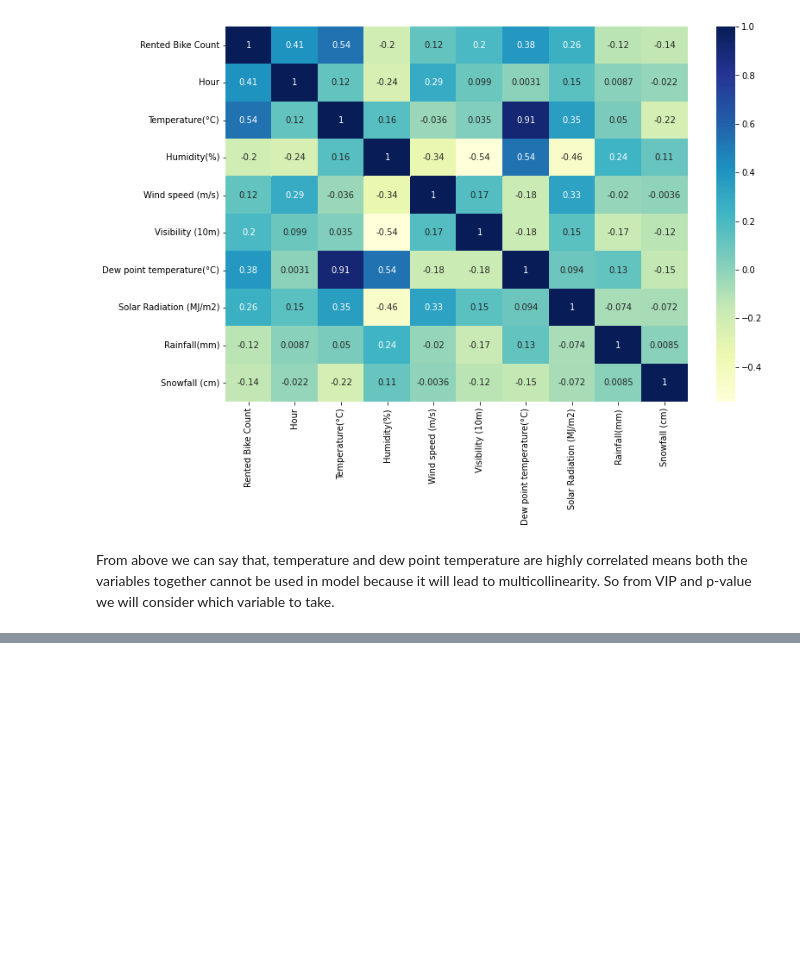
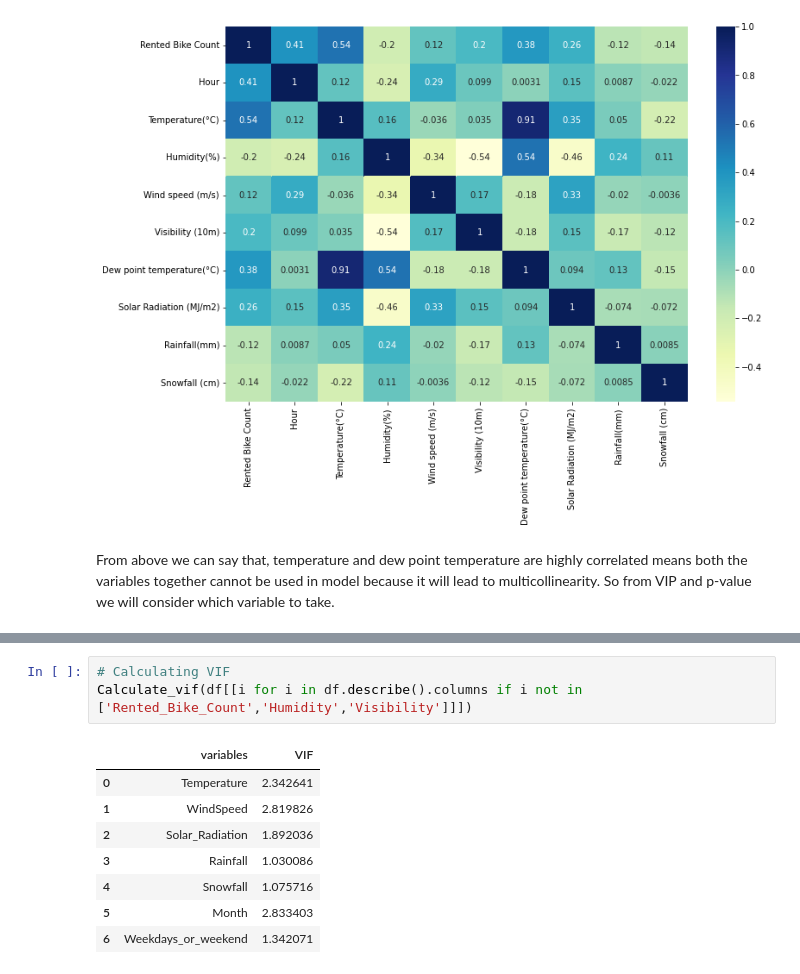
Before and after one commit to Anupa-123/Bike-sharing-demand-prediction, a Jupyter notebook: Bike_Sharing_Demand_Prediction_Capstone_Project.ipynb, the cells around one changed output, grey strips where cells are left out. Cells and saved outputs as stored; diff of their text form; blank space fills up the shorter version.

```diff
--- a/Bike_Sharing_Demand_Prediction_Capstone_Project.ipynb
+++ b/Bike_Sharing_Demand_Prediction_Capstone_Project.ipynb
@@ -569,0 +640,12 @@ From above we can say that, temperature and dew point temperature are highly cor
+# %%
+# Calculating VIF
+Calculate_vif(df[[i for i in df.describe().columns if i not in ['Rented_Bike_Count','Humidity','Visibility']]])
+# %% [output]
+|  | variables | VIF |
+| 0 | Temperature | 2.342641 |
+| 1 | WindSpeed | 2.819826 |
+| 2 | Solar_Radiation | 1.892036 |
+| 3 | Rainfall | 1.030086 |
+| 4 | Snowfall | 1.075716 |
+| 5 | Month | 2.833403 |
+| 6 | Weekdays_or_weekend | 1.342071 |
```
Also changed, not shown: parts of 20 cells of this notebook.
